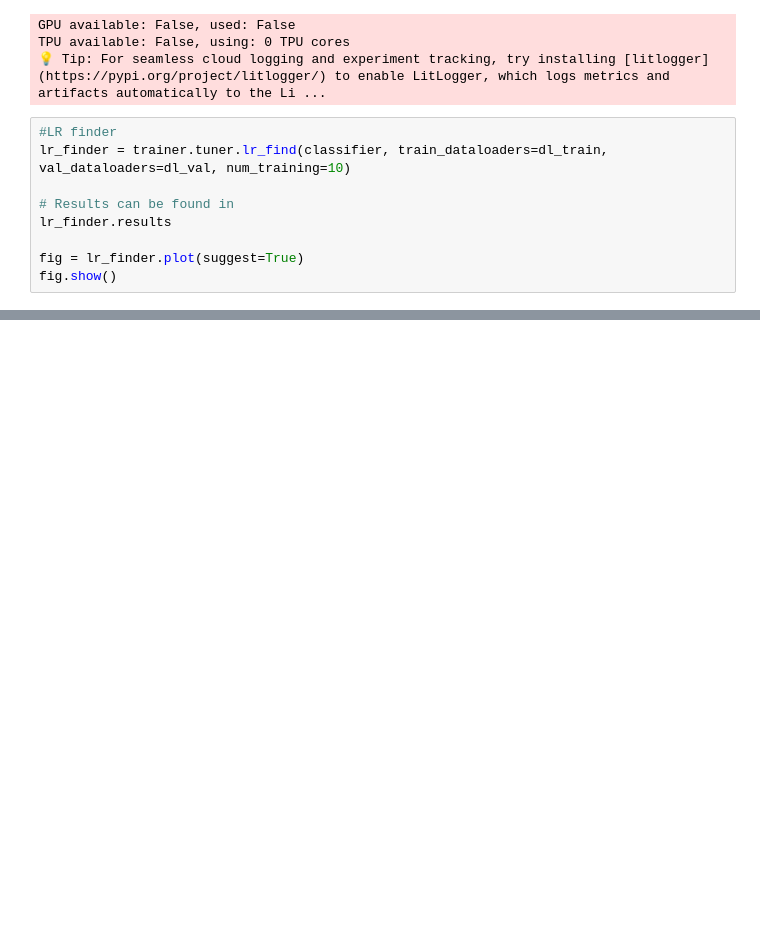
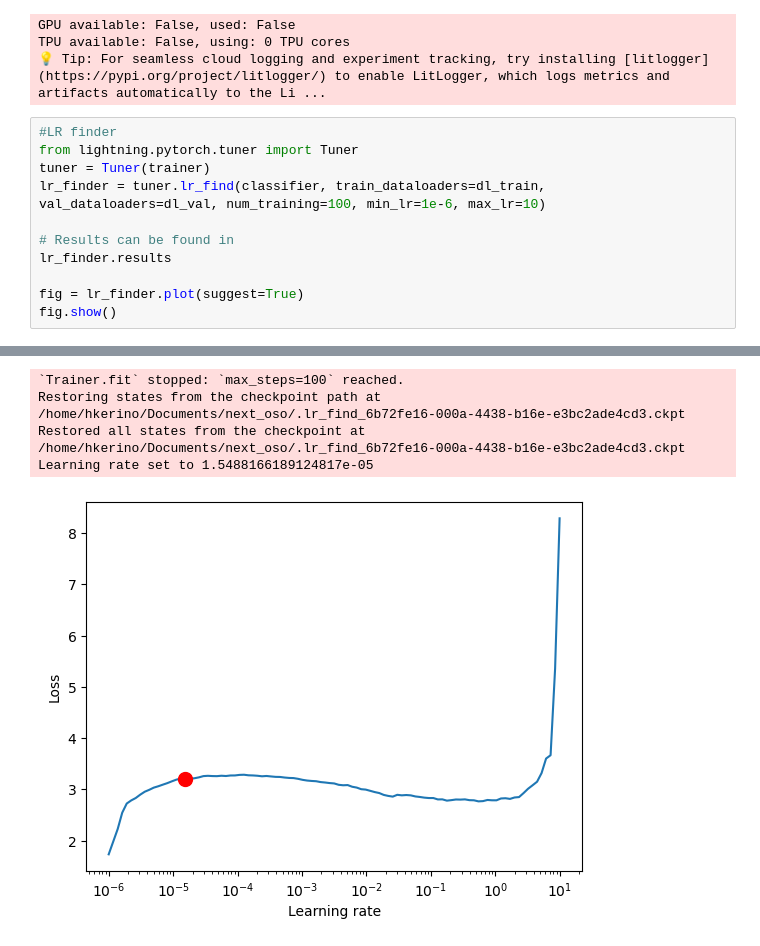
Before and after one commit to hugokerino/next_oso, a Jupyter notebook: test.ipynb, the cells around one changed output, grey strips where cells are left out. Cells and saved outputs as stored; diff of their text form; blank space fills up the shorter version.

```diff
--- a/test.ipynb
+++ b/test.ipynb
@@ -1417,7 +1417,9 @@ TPU available: False, using: 0 TPU cores
 💡 Tip: For seamless cloud logging and experiment tracking, try installing [litlogger](https://pypi.org/project/litlogger/) to enable LitLogger, which logs metrics and artifacts automatically to the Li ...
 # %%
 #LR finder
-lr_finder = trainer.tuner.lr_find(classifier, train_dataloaders=dl_train, val_dataloaders=dl_val, num_training=10)
+from lightning.pytorch.tuner import Tuner
+tuner = Tuner(trainer)
+lr_finder = tuner.lr_find(classifier, train_dataloaders=dl_train, val_dataloaders=dl_val, num_training=100, min_lr=1e-6, max_lr=10)
 
 # Results can be found in
 lr_finder.results
@@ -1429 +1432,6 @@ AttributeError: 'Trainer' object has no attribute 'tuner'
+`Trainer.fit` stopped: `max_steps=100` reached.
+Restoring states from the checkpoint path at /home/hkerino/Documents/next_oso/.lr_find_6b72fe16-000a-4438-b16e-e3bc2ade4cd3.ckpt
+Restored all states from the checkpoint at /home/hkerino/Documents/next_oso/.lr_find_6b72fe16-000a-4438-b16e-e3bc2ade4cd3.ckpt
+Learning rate set to 1.5488166189124817e-05
+[figure, added]
 # %%
```
Also changed, not shown: parts of 2 cells of this notebook, 1 other file.
